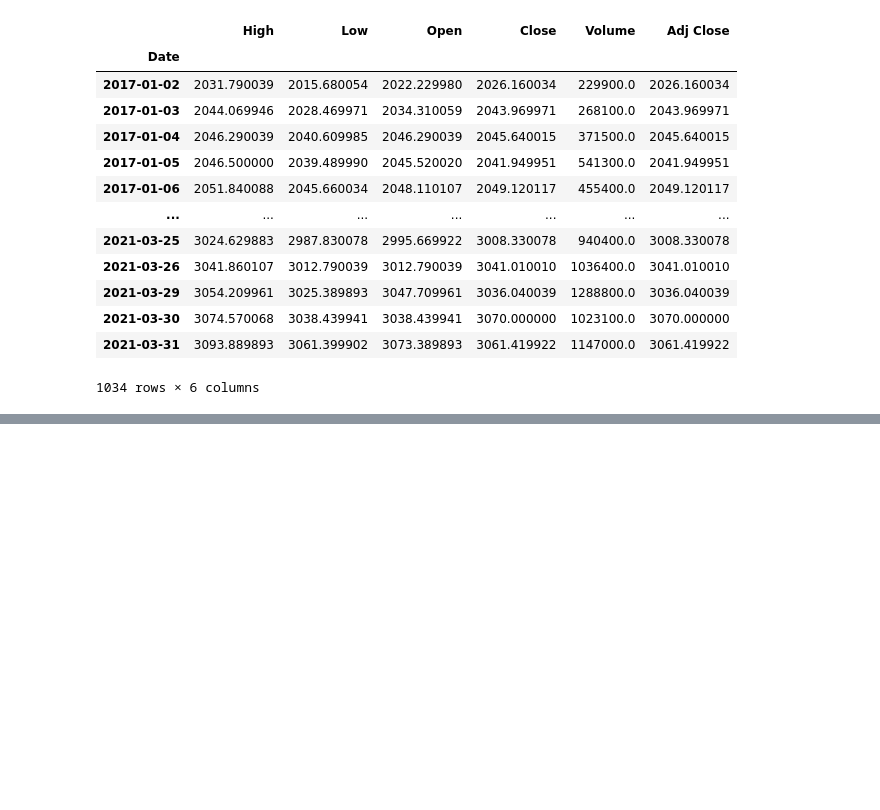
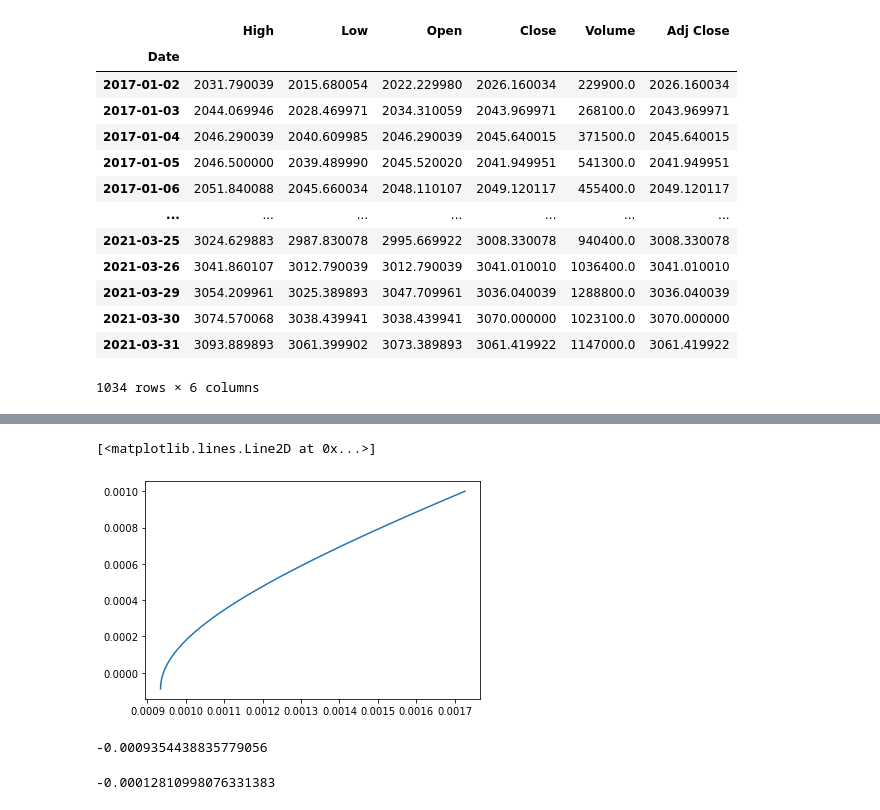
Before and after one commit to jw-y/FE_project_1, a Jupyter notebook: data_downloader.ipynb, the cells around one changed output, grey strips where cells are left out. Saved outputs shown, nothing was run; the diff lists cells and outputs as text; code cells hidden in the pictures; blank space fills up the shorter version.

```diff
--- a/data_downloader.ipynb
+++ b/data_downloader.ipynb
@@ -164,0 +314,13 @@ log_df.cov()
+# %%
+plt.plot(x_l, y_l)
+# %% [output]
+[<matplotlib.lines.Line2D at 0x...>]
+[figure, added]
+# %%
+math.sqrt(E)/ (beta - rf_ret* gamma)
+# %% [output]
+-0.0009354438835779056
+# %%
+rf_ret+ E/(beta - rf_ret*gamma)
+# %% [output]
+-0.00012810998076331383
```
Also changed, not shown: parts of 44 cells of this notebook, 8 other files.
